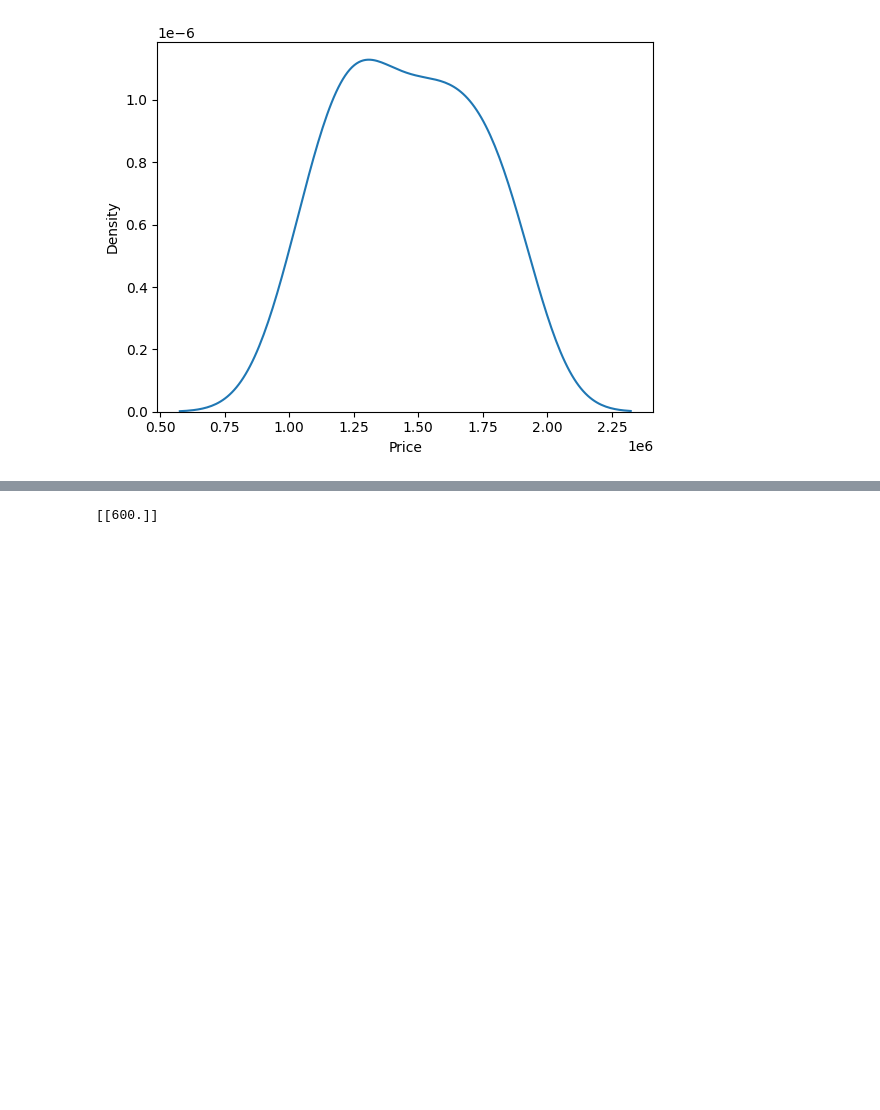
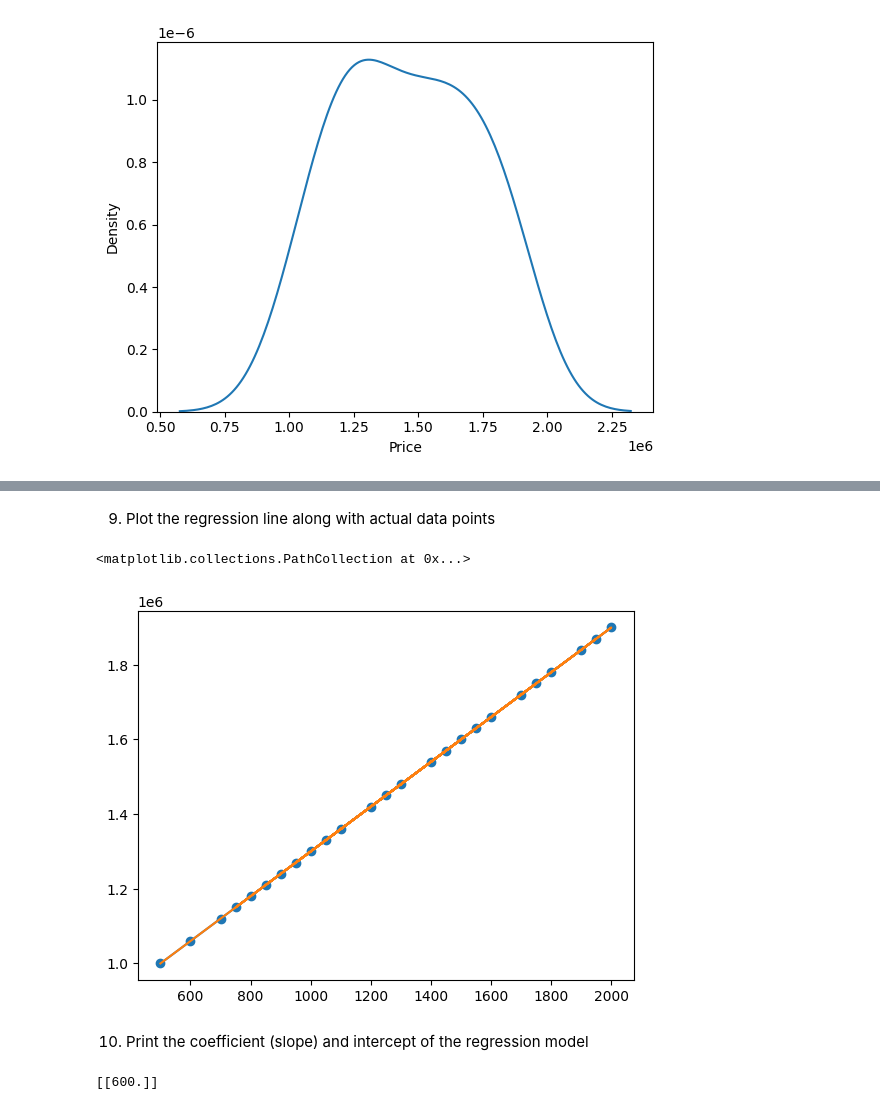
Before and after one commit to mrunmayeedamle/Coding, a Jupyter notebook: ML/assignment_2a.ipynb, the cells around one changed output, grey strips where cells are left out. Cells and saved outputs as stored; diff of their text form; code cells hidden in the pictures; blank space fills up the shorter version.

```diff
--- a/ML/assignment_2.ipynb
+++ b/ML/assignment_2a.ipynb
@@ -95,3 +111,14 @@ y
+# %% [markdown]
+9. Plot the regression line along with actual data points
+# %%
+plt.plot(x,y_prediction)
+plt.plot(df['Area'], df['Price'])
+plt.scatter(df['Area'],y_prediction)
+# %% [output]
+<matplotlib.collections.PathCollection at 0x...>
+[figure, added]
+# %% [markdown]
+10. Print the coefficient (slope) and intercept of the regression model
 # %%
 print(y_pred.coef_)
 # %% [output]
```
Also changed, not shown: parts of 19 cells of this notebook, 15 other files.
